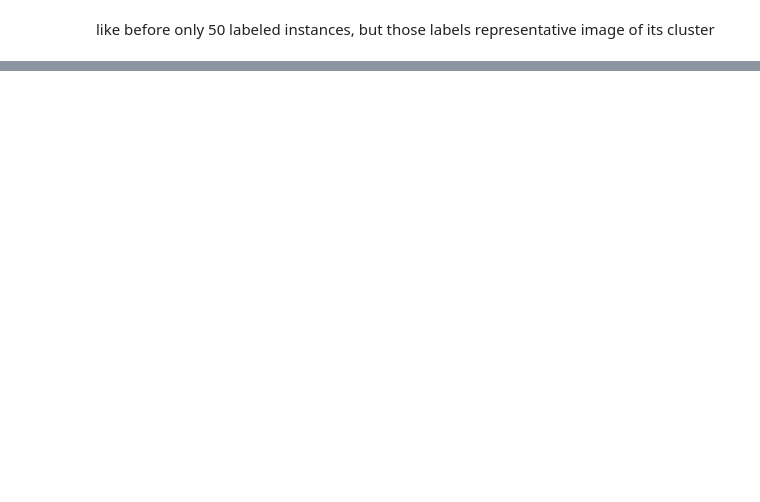
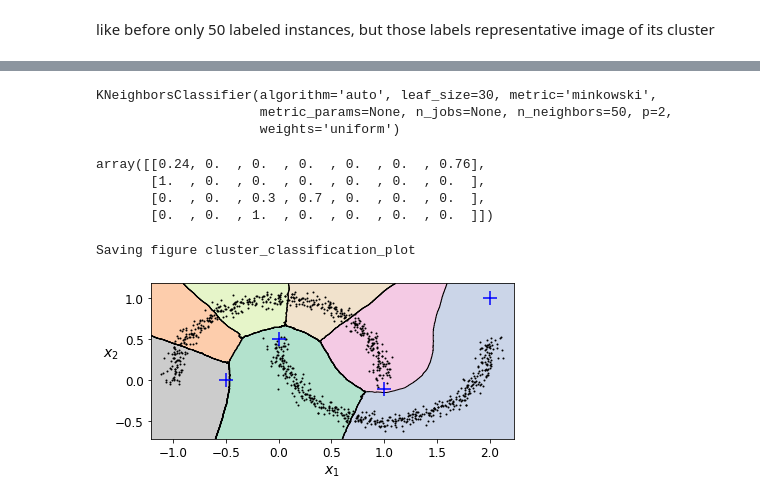
Before and after one commit to Svensone/handson-MachineLearning, a Jupyter notebook: 001 Ch. 9 Unsupervised Learning Methods.ipynb, the cells around one changed output, grey strips where cells are left out. Saved outputs shown, nothing was run; the diff lists cells and outputs as text; code cells hidden in the pictures; blank space fills up the shorter version.

```diff
--- a/001 Ch. 9 Unsupervised Learning Methods.ipynb
+++ b/001 Ch. 9 Unsupervised Learning Methods.ipynb
@@ -684,0 +755,9 @@ log_reg.score(X_test, y_test)
+# %%
+from sklearn.datasets import make_moons
+
+X, y = make_moons(n_samples=1000, noise=0.05, random_state=42)
+
+from sklearn.cluster import DBSCAN
+
+dbscan = DBSCAN(eps=0.05, min_samples=5)
+dbscan.fit(X)
@@ -684,0 +840,32 @@ log_reg.score(X_test, y_test)
+# %%
+## Train a KNN Model with DBSCAN preprocessed data
+
+# training only on core instances (can also use other depending on task)
+from sklearn.neighbors import KNeighborsClassifier
+
+knn = KNeighborsClassifier(n_neighbors=50)
+knn.fit(dbscan.components_, dbscan.labels_[dbscan.core_sample_indices_])
+# %% [output]
+KNeighborsClassifier(algorithm='auto', leaf_size=30, metric='minkowski',
+                     metric_params=None, n_jobs=None, n_neighbors=50, p=2,
+                     weights='uniform')
+# %%
+X_new = np.array([[-0.5, 0], [0, 0.5], [1, -0.1], [2, 1]])
+knn.predict(X_new)
+knn.predict_proba(X_new)
+# %% [output]
+array([[0.24, 0.  , 0.  , 0.  , 0.  , 0.  , 0.76],
+       [1.  , 0.  , 0.  , 0.  , 0.  , 0.  , 0.  ],
+       [0.  , 0.  , 0.3 , 0.7 , 0.  , 0.  , 0.  ],
+       [0.  , 0.  , 1.  , 0.  , 0.  , 0.  , 0.  ]])
+# %%
+# Plot the KNN with the core instances of DBSCAN and the 4 new X_new instances
+
+plt.figure(figsize=(6, 3))
+plot_decision_boundaries(knn, X, show_centroids=False)
+plt.scatter(X_new[:, 0], X_new[:, 1], c="b", marker="+", s=200, zorder=10)
+save_fig("cluster_classification_plot")
+plt.show()
+# %% [output]
+Saving figure cluster_classification_plot
+[figure, added]
```
Also changed, not shown: parts of 68 cells of this notebook, 1 other file.
